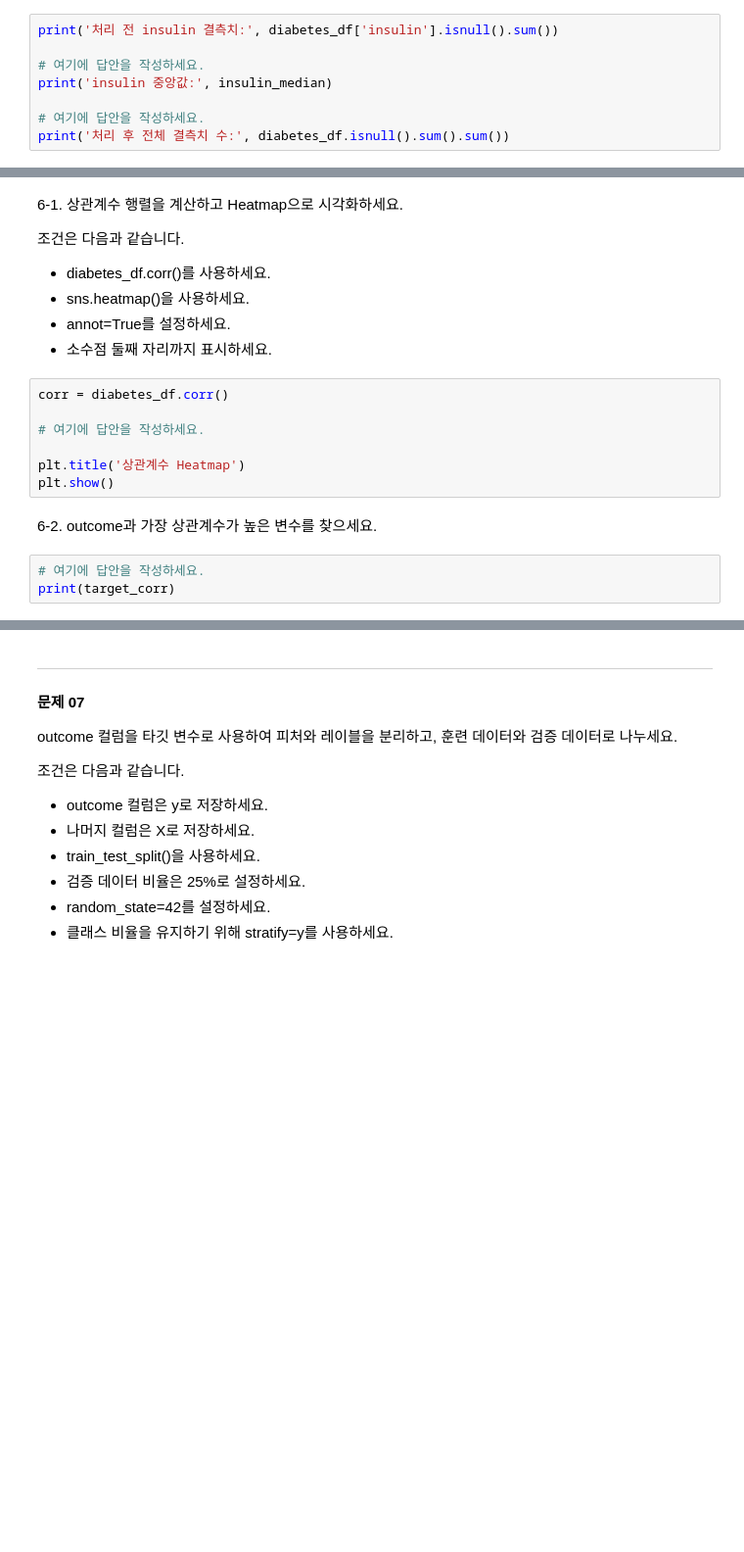
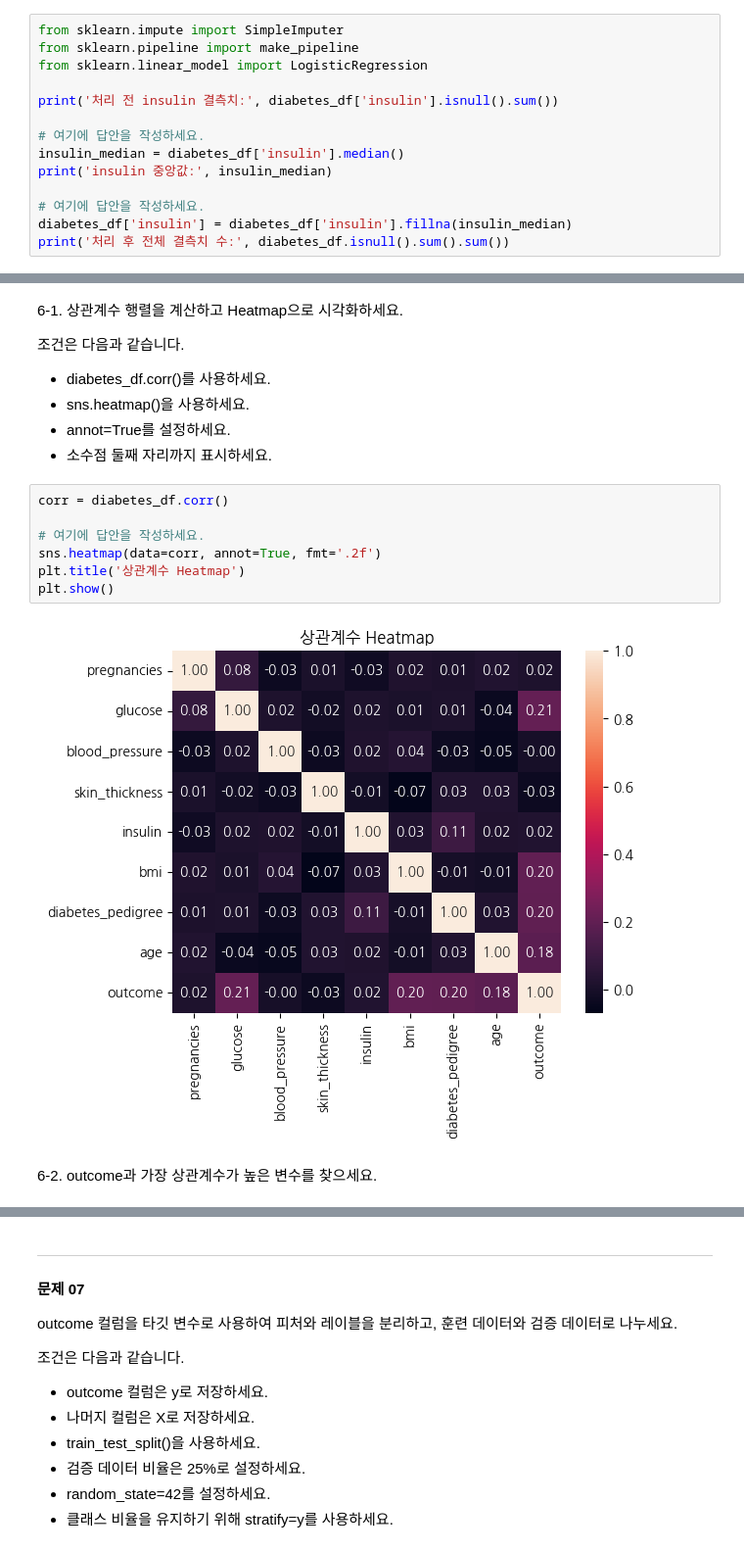
Before and after one commit to TaeGaori/fastapi_2026, a Jupyter notebook: P-AICE_Associate_모의고사_-_당뇨병_진단_예측/AICE_모의고사16회_문제지.ipynb, the cells around one changed output, grey strips where cells are left out. Shown at 98% size. Cells and saved outputs as stored; diff of their text form; blank space fills up the shorter version.

```diff
--- a/P-AICE_Associate_모의고사_-_당뇨병_진단_예측/AICE_모의고사16회_문제지.ipynb
+++ b/P-AICE_Associate_모의고사_-_당뇨병_진단_예측/AICE_모의고사16회_문제지.ipynb
@@ -167,10 +193,16 @@ insulin 컬럼의 결측치를 중앙값으로 처리하세요.
 - insulin 컬럼의 결측치를 중앙값으로 대체하세요.
 - 결측치 처리 후 전체 결측치 개수를 출력하세요.
 # %%
+from sklearn.impute import SimpleImputer
+from sklearn.pipeline import make_pipeline
+from sklearn.linear_model import LogisticRegression
+
 print('처리 전 insulin 결측치:', diabetes_df['insulin'].isnull().sum())
 
 # 여기에 답안을 작성하세요.
+insulin_median = diabetes_df['insulin'].median()
 print('insulin 중앙값:', insulin_median)
 
 # 여기에 답안을 작성하세요.
+diabetes_df['insulin'] = diabetes_df['insulin'].fillna(insulin_median)
 print('처리 후 전체 결측치 수:', diabetes_df.isnull().sum().sum())
@@ -189,12 +225,11 @@ print('처리 후 전체 결측치 수:', diabetes_df.isnull().sum().sum())
 # %%
 corr = diabetes_df.corr()
 
 # 여기에 답안을 작성하세요.
-
+sns.heatmap(data=corr, annot=True, fmt='.2f')
 plt.title('상관계수 Heatmap')
 plt.show()
+# %% [output]
+[figure, added]
 # %% [markdown]
 6-2. outcome과 가장 상관계수가 높은 변수를 찾으세요.
-# %%
-# 여기에 답안을 작성하세요.
-print(target_corr)
```
Also changed, not shown: parts of 19 cells of this notebook.
